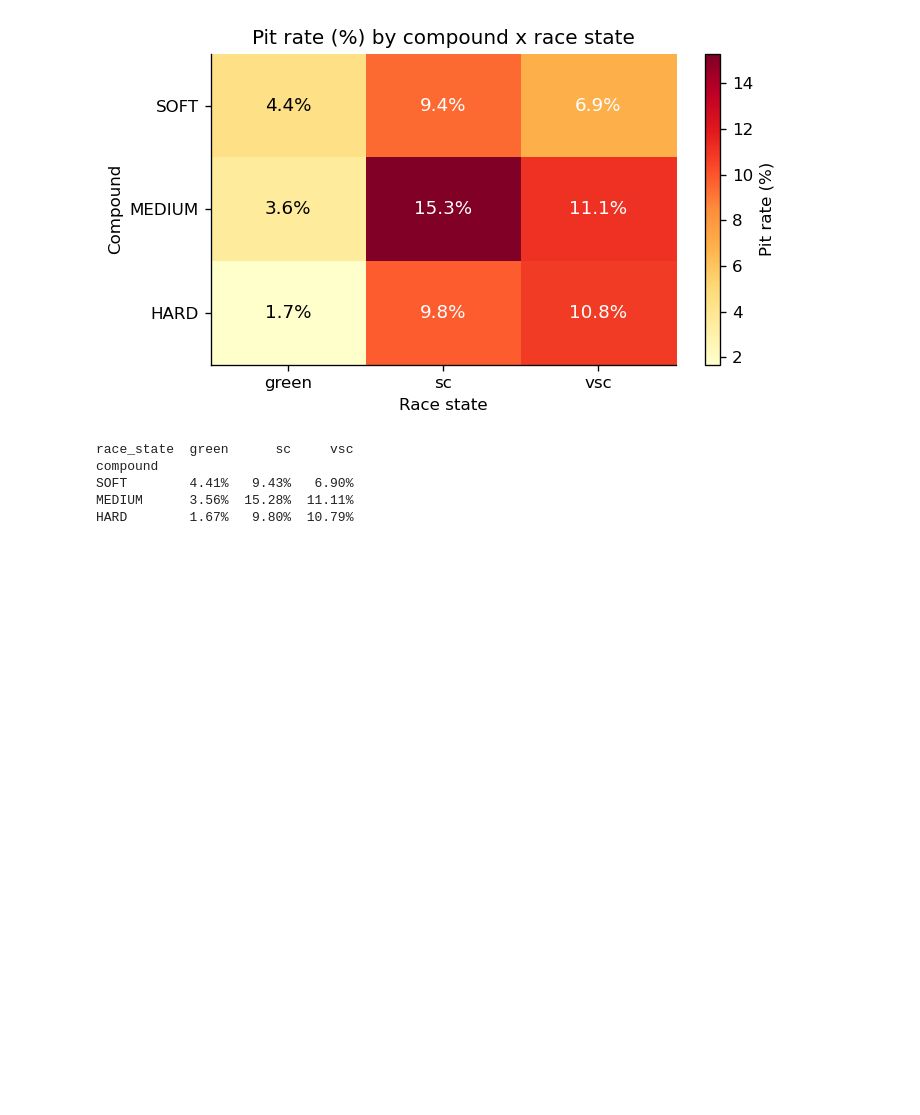
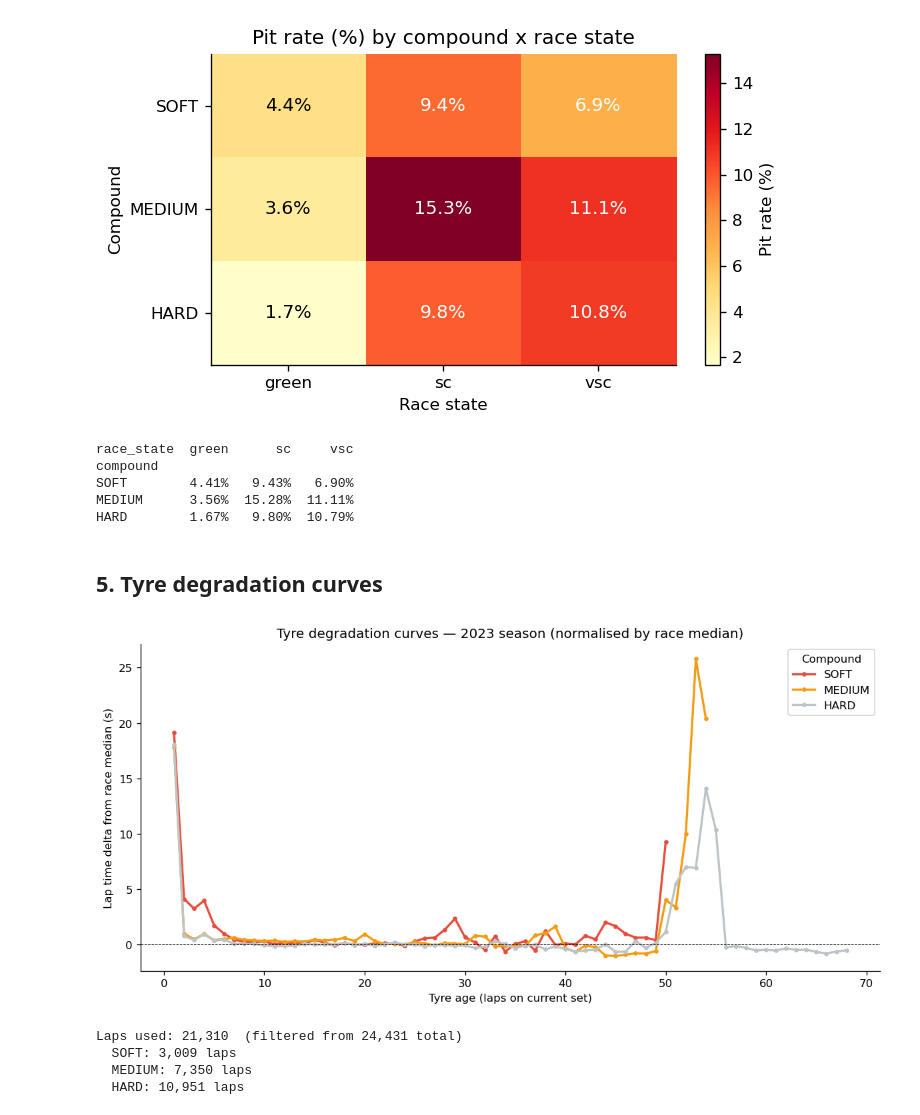
Before and after one commit to avikravi/f1-markov-pit-model, a Jupyter notebook: notebooks/explore_data.ipynb, the cells around one changed output. Drawn from its saved outputs; the diff is of its cells as text; code cells hidden in the pictures; blank space fills up the shorter version.

```diff
--- a/notebooks/explore_data.ipynb
+++ b/notebooks/explore_data.ipynb
@@ -245,3 +245,51 @@ compound
 SOFT        4.41%   9.43%   6.90%
 MEDIUM      3.56%  15.28%  11.11%
 HARD        1.67%   9.80%  10.79%
+# %% [markdown]
+## 5. Tyre degradation curves
+# %%
+laps = pd.read_parquet("../data/processed/laps_2023.parquet")
+
+mask = (
+    ~laps["safety_car_status"].isin(["sc", "vsc"])
+    & laps["lap_time_s"].between(70, 120)
+    & laps["compound"].isin(["SOFT", "MEDIUM", "HARD"])
+)
+laps_clean = laps[mask].copy()
+
+race_medians = laps_clean.groupby("round")["lap_time_s"].median().rename("race_median")
+laps_clean = laps_clean.join(race_medians, on="round")
+laps_clean["lap_time_norm"] = laps_clean["lap_time_s"] - laps_clean["race_median"]
+
+deg = (
+    laps_clean.groupby(["compound", "tyre_age"])["lap_time_norm"]
+    .mean()
+    .reset_index()
+)
+
+COMPOUND_COLORS = {"SOFT": "#e74c3c", "MEDIUM": "#f39c12", "HARD": "#bdc3c7"}
+
+fig, ax = plt.subplots(figsize=(10, 5))
+
+for compound, color in COMPOUND_COLORS.items():
+    sub = deg[deg["compound"] == compound].sort_values("tyre_age")
+    ax.plot(sub["tyre_age"].to_numpy(), sub["lap_time_norm"].to_numpy(), color=color, label=compound, linewidth=2, marker="o", markersize=3)
+
+ax.axhline(0, color="black", linewidth=0.6, linestyle="--")
+ax.set_xlabel("Tyre age (laps on current set)")
+ax.set_ylabel("Lap time delta from race median (s)")
+ax.set_title("Tyre degradation curves — 2023 season (normalised by race median)")
+ax.legend(title="Compound")
+plt.tight_layout()
+plt.show()
+
+print(f"Laps used: {len(laps_clean):,}  (filtered from {len(laps):,} total)")
+for compound in ["SOFT", "MEDIUM", "HARD"]:
+    n = (laps_clean["compound"] == compound).sum()
+    print(f"  {compound}: {n:,} laps")
+# %% [output]
+[figure, added]
+Laps used: 21,310  (filtered from 24,431 total)
+  SOFT: 3,009 laps
+  MEDIUM: 7,350 laps
+  HARD: 10,951 laps
```
Also changed, not shown: parts of 1 cell of this notebook, 1 other file.
